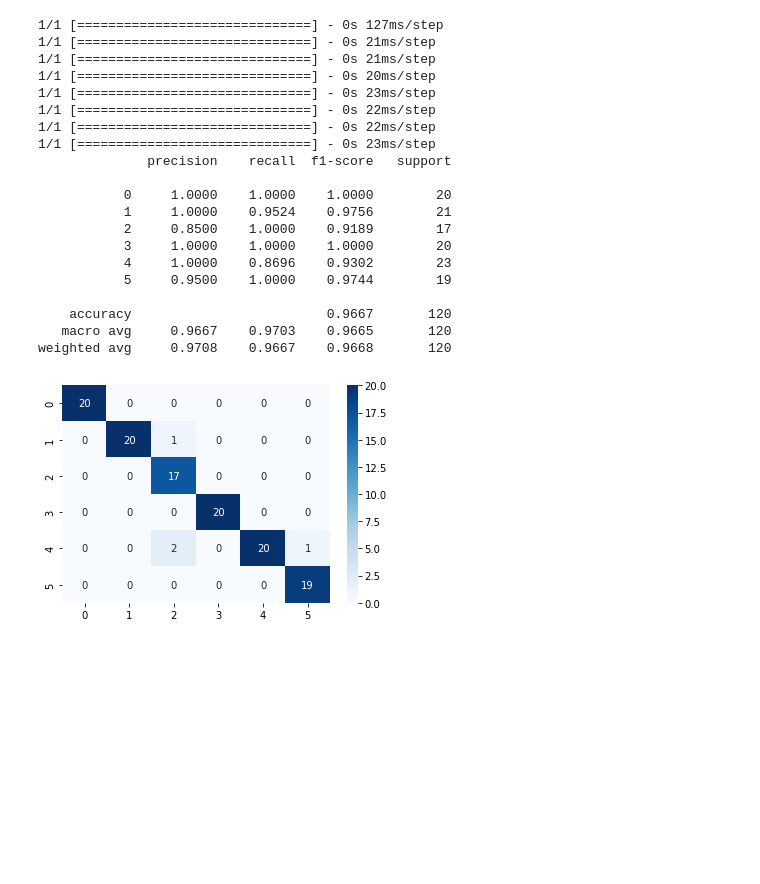
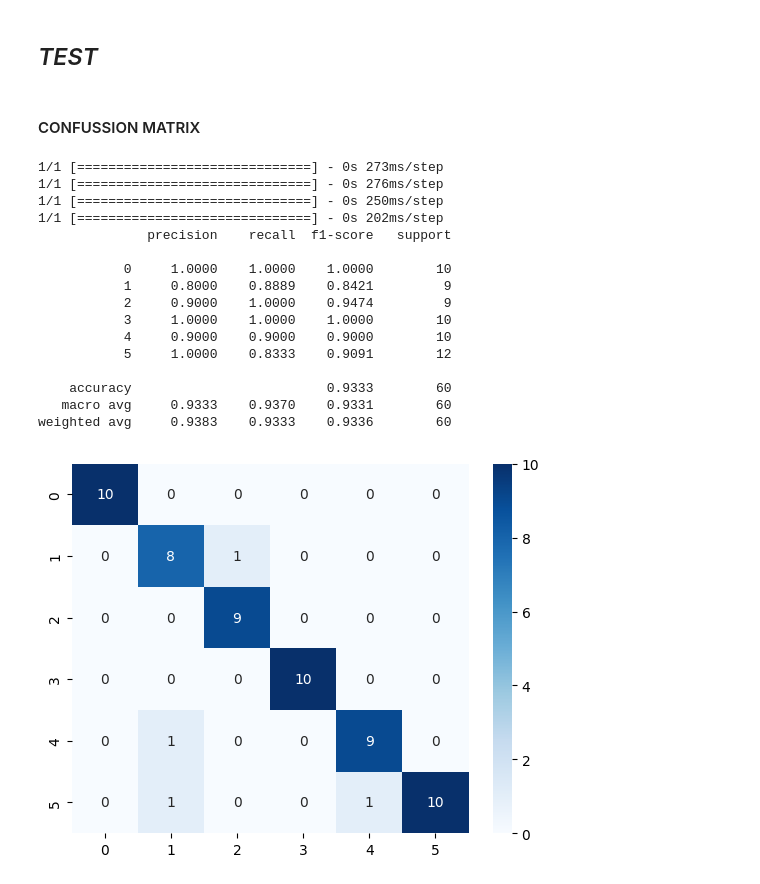
Before and after one commit to saraphi/Butterfly-Classifier, a Jupyter notebook: butterfly_classifier.ipynb, the cells around one changed output. Saved outputs shown, nothing was run; the diff lists cells and outputs as text; code cells hidden in the pictures; blank space fills up the shorter version.

```diff
--- a/butterfly_classifier.ipynb
+++ b/butterfly_classifier.ipynb
@@ -28,18 +30,16 @@ plt.show()
 # %%
-# DATA SOURCE -----------------------------------------
-
 image_size = (224, 224)
 batch_size = 15
 
 train_dataset = keras.preprocessing.image_dataset_from_directory(
-    directory="/content/drive/My Drive/UNIVERSIDAD/3 CURSO/FSI/p2/data/training",
+    directory="./data/training",
     image_size=image_size,
     batch_size=batch_size,
     label_mode='categorical'
 )
 
 valid_dataset = keras.preprocessing.image_dataset_from_directory(
-    directory="/content/drive/My Drive/UNIVERSIDAD/3 CURSO/FSI/p2/data/validation",
+    directory="./data/validation",
     image_size=image_size,
     batch_size=batch_size,
     label_mode='categorical'
@@ -47,6 +47,13 @@ valid_dataset = keras.preprocessing.image_dataset_from_directory(
 
 train_dataset = train_dataset.prefetch(buffer_size=32)
 valid_dataset = valid_dataset.prefetch(buffer_size=32)
+
+test_dataset = keras.preprocessing.image_dataset_from_directory(
+    directory="./data/test",
+    image_size=image_size,
+    batch_size=batch_size,
+    label_mode='categorical'
+)
 # %% [output]
 Found 420 files belonging to 6 classes.
 Found 120 files belonging to 6 classes.
@@ -180,19 +179,0 @@ Downloading data from https://storage.googleapis.com/tensorflow/keras-applicatio
-# %%
-# TRANSFER-LEARNING MODEL -----------------------------
-
-base_model = keras.applications.VGG16(
-    weights='imagenet',
-    input_shape=(224, 224, 3),
-    include_top=False)
-
-base_model.trainable = False
-
-inputs = keras.Input(shape=(224, 224, 3))
-
-x = base_model(inputs, training=False)
-x = keras.layers.GlobalAveragePooling2D()(x)
-
-x = keras.layers.Dense(256, activation='relu')(x)
-outputs = keras.layers.Dense(6, activation='softmax')(x)
-
-model_transfer = keras.Model(inputs, outputs)
@@ -230,35 +180,33 @@ Epoch 5/5
+# %% [markdown]
+## _TEST_
+# %% [markdown]
+#### CONFUSSION MATRIX
 # %%
-# TRANSFER-LEARNING RESULTS ---------------------------
-
-results = np.concatenate([(y, model_transfer.predict(x=x)) for x, y in valid_dataset], axis=1)
+results = np.concatenate([(y, model.predict(x=x)) for x, y in test_dataset], axis=1)
 
 predictions = np.argmax(results[0], axis=1)
 labels = np.argmax(results[1], axis=1)
 
 cf_matrix = confusion_matrix(labels, predictions)
 
 sns.heatmap(cf_matrix, annot=True, fmt="d", cmap="Blues")
 
 print(classification_report(labels, predictions, digits = 4))
 # %% [output]
-1/1 [==============================] - 0s 127ms/step
-1/1 [==============================] - 0s 21ms/step
-1/1 [==============================] - 0s 21ms/step
-1/1 [==============================] - 0s 20ms/step
-1/1 [==============================] - 0s 23ms/step
-1/1 [==============================] - 0s 22ms/step
-1/1 [==============================] - 0s 22ms/step
-1/1 [==============================] - 0s 23ms/step
+1/1 [==============================] - 0s 273ms/step
+1/1 [==============================] - 0s 276ms/step
+1/1 [==============================] - 0s 250ms/step
+1/1 [==============================] - 0s 202ms/step
               precision    recall  f1-score   support
 
-           0     1.0000    1.0000    1.0000        20
-           1     1.0000    0.9524    0.9756        21
-           2     0.8500    1.0000    0.9189        17
-           3     1.0000    1.0000    1.0000        20
-           4     1.0000    0.8696    0.9302        23
-           5     0.9500    1.0000    0.9744        19
+           0     1.0000    1.0000    1.0000        10
+           1     0.8000    0.8889    0.8421         9
+           2     0.9000    1.0000    0.9474         9
+           3     1.0000    1.0000    1.0000        10
+           4     0.9000    0.9000    0.9000        10
+           5     1.0000    0.8333    0.9091        12
 
-    accuracy                         0.9667       120
-   macro avg     0.9667    0.9703    0.9665       120
-weighted avg     0.9708    0.9667    0.9668       120
+    accuracy                         0.9333        60
+   macro avg     0.9333    0.9370    0.9331        60
+weighted avg     0.9383    0.9333    0.9336        60
-[figure, old version]
+[figure, new version]
```
Also changed, not shown: parts of 22 cells of this notebook.
